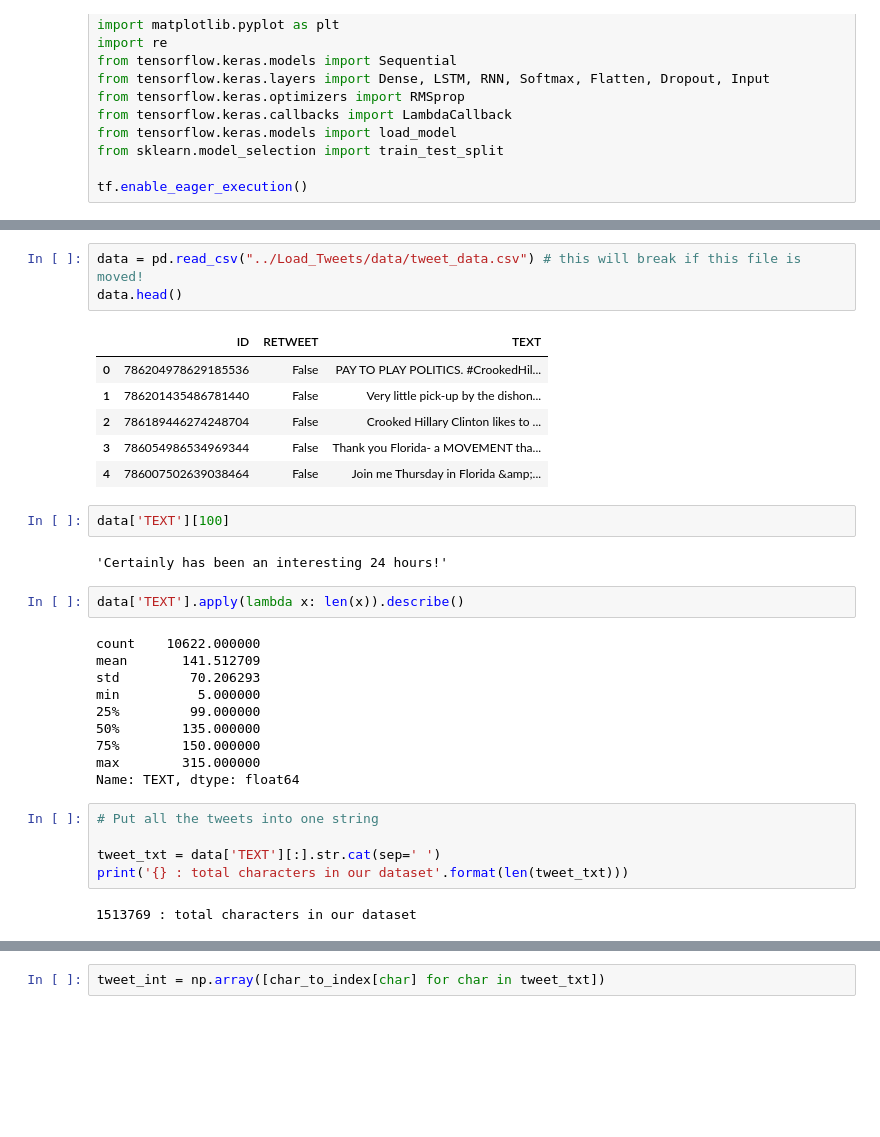
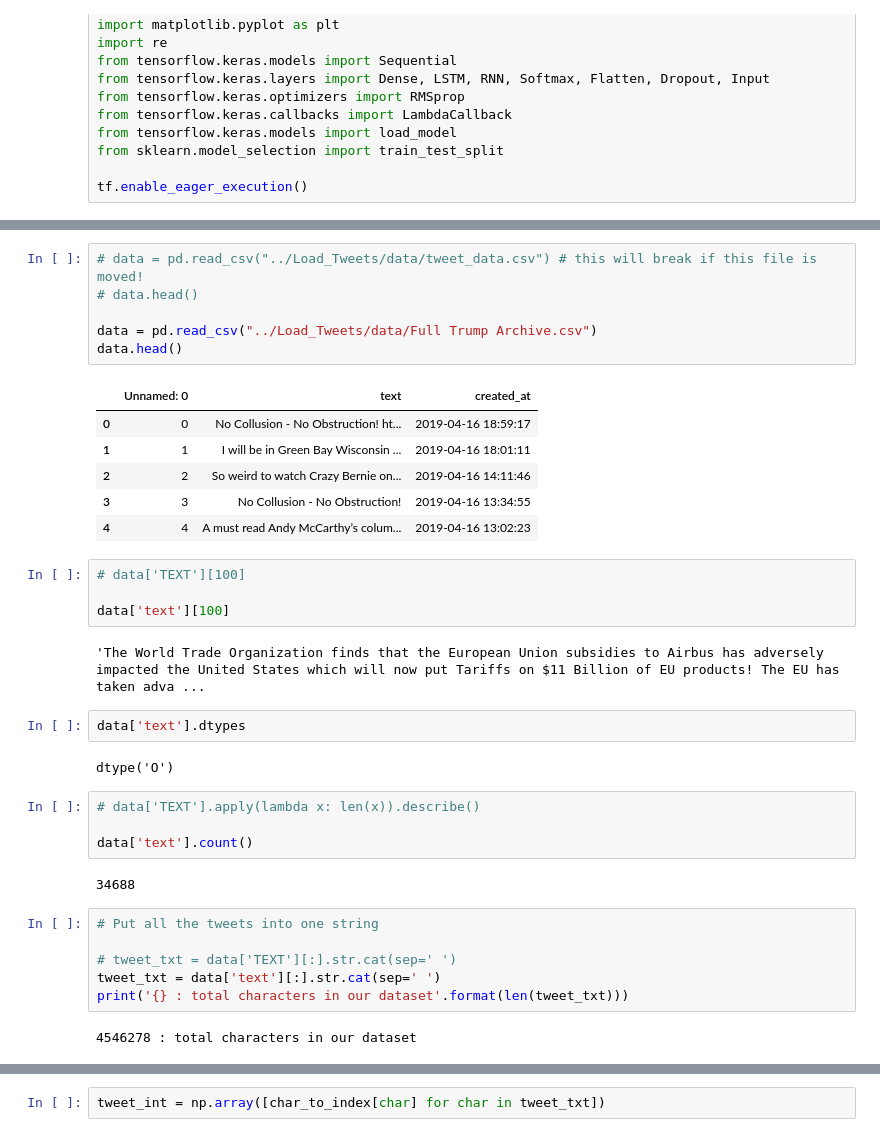
Before and after one commit to EthanH43/text_generator, a Jupyter notebook: Model/Jackson_model-2.ipynb, the cells around one changed output, grey strips where cells are left out. Drawn from its saved outputs; the diff is of its cells as text; blank space fills up the shorter version.

Commit message:
added the new data to the model, will train over night.

```diff
--- a/Model/Jackson_model-2.ipynb
+++ b/Model/Jackson_model-2.ipynb
@@ -71,36 +30,40 @@ def on_epoch_end(epoch, _):
 # %%
-data = pd.read_csv("../Load_Tweets/data/tweet_data.csv") # this will break if this file is moved!
+# data = pd.read_csv("../Load_Tweets/data/tweet_data.csv") # this will break if this file is moved!
+# data.head()
+
+data = pd.read_csv("../Load_Tweets/data/Full Trump Archive.csv")
 data.head()
 # %% [output]
-|  | ID | RETWEET | TEXT |
-| 0 | 786204978629185536 | False | PAY TO PLAY POLITICS. #CrookedHil... |
-| 1 | 786201435486781440 | False | Very little pick-up by the dishon... |
-| 2 | 786189446274248704 | False | Crooked Hillary Clinton likes to ... |
-| 3 | 786054986534969344 | False | Thank you Florida- a MOVEMENT tha... |
-| 4 | 786007502639038464 | False | Join me Thursday in Florida &amp;... |
+|  | Unnamed: 0 | text | created_at |
+| 0 | 0 | No Collusion - No Obstruction! ht... | 2019-04-16 18:59:17 |
+| 1 | 1 | I will be in Green Bay Wisconsin ... | 2019-04-16 18:01:11 |
+| 2 | 2 | So weird to watch Crazy Bernie on... | 2019-04-16 14:11:46 |
+| 3 | 3 | No Collusion - No Obstruction! | 2019-04-16 13:34:55 |
+| 4 | 4 | A must read Andy McCarthy’s colum... | 2019-04-16 13:02:23 |
-# %%
-data['TEXT'][100]
-# %% [output]
-'Certainly has been an interesting 24 hours!'
+# %%
+# data['TEXT'][100]
+
+data['text'][100]
+# %% [output]
+'The World Trade Organization finds that the European Union subsidies to Airbus has adversely impacted the United States which will now put Tariffs on $11 Billion of EU products! The EU has taken adva ...
+# %%
+data['text'].dtypes
+# %% [output]
+dtype('O')
 # %%
-data['TEXT'].apply(lambda x: len(x)).describe()
+# data['TEXT'].apply(lambda x: len(x)).describe()
+
+data['text'].count()
 # %% [output]
-count    10622.000000
-mean       141.512709
-std         70.206293
-min          5.000000
-25%         99.000000
-50%        135.000000
-75%        150.000000
-max        315.000000
-Name: TEXT, dtype: float64
+34688
 # %%
 # Put all the tweets into one string
 
-tweet_txt = data['TEXT'][:].str.cat(sep=' ')
+# tweet_txt = data['TEXT'][:].str.cat(sep=' ')
+tweet_txt = data['text'][:].str.cat(sep=' ')
 print('{} : total characters in our dataset'.format(len(tweet_txt)))
 # %% [output]
-1513769 : total characters in our dataset
+4546278 : total characters in our dataset
 # %%
 # Get all the unique characters used, and make a character mapping.
 # Here we set Global Variables that are used throughout the code.
```
Also changed, not shown: parts of 16 cells of this notebook.
